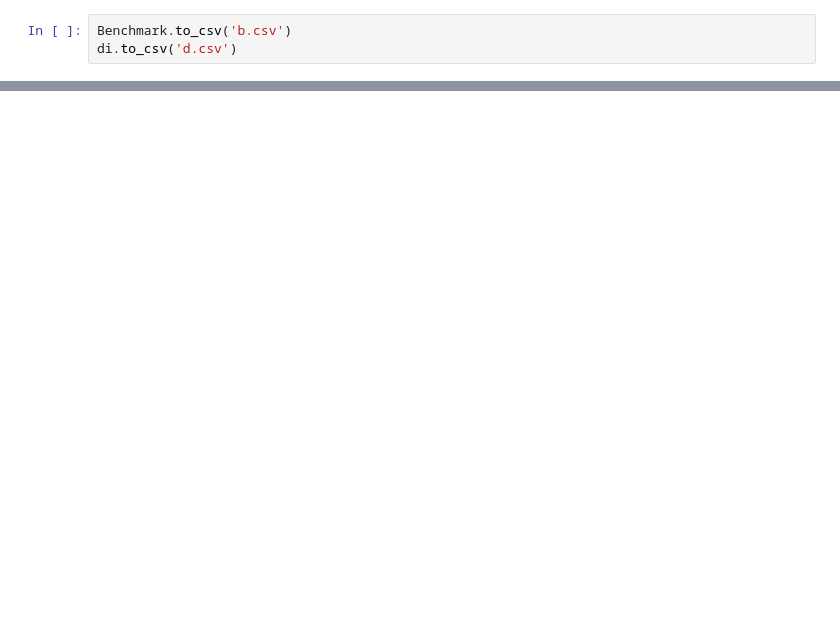
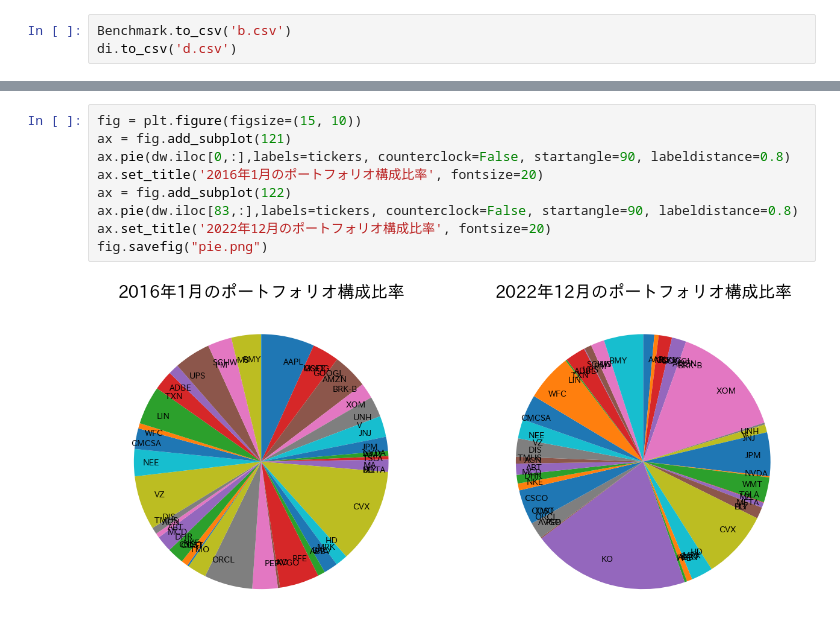
Before and after one commit to heytangning/direct-indexing, a Jupyter notebook: di_backtest.ipynb, the cells around one changed output, grey strips where cells are left out. Saved outputs shown, nothing was run; the diff lists cells and outputs as text; blank space fills up the shorter version.

```diff
--- a/di_backtest.ipynb
+++ b/di_backtest.ipynb
@@ -157,0 +166,11 @@ di.to_csv('d.csv')
+# %%
+fig = plt.figure(figsize=(15, 10))
+ax = fig.add_subplot(121)
+ax.pie(dw.iloc[0,:],labels=tickers, counterclock=False, startangle=90, labeldistance=0.8)
+ax.set_title('2016年1月のポートフォリオ構成比率', fontsize=20)
+ax = fig.add_subplot(122)
+ax.pie(dw.iloc[83,:],labels=tickers, counterclock=False, startangle=90, labeldistance=0.8)
+ax.set_title('2022年12月のポートフォリオ構成比率', fontsize=20)
+fig.savefig("pie.png")
+# %% [output]
+[figure, added]
```
Also changed, not shown: parts of 6 cells of this notebook, 2 other files.
